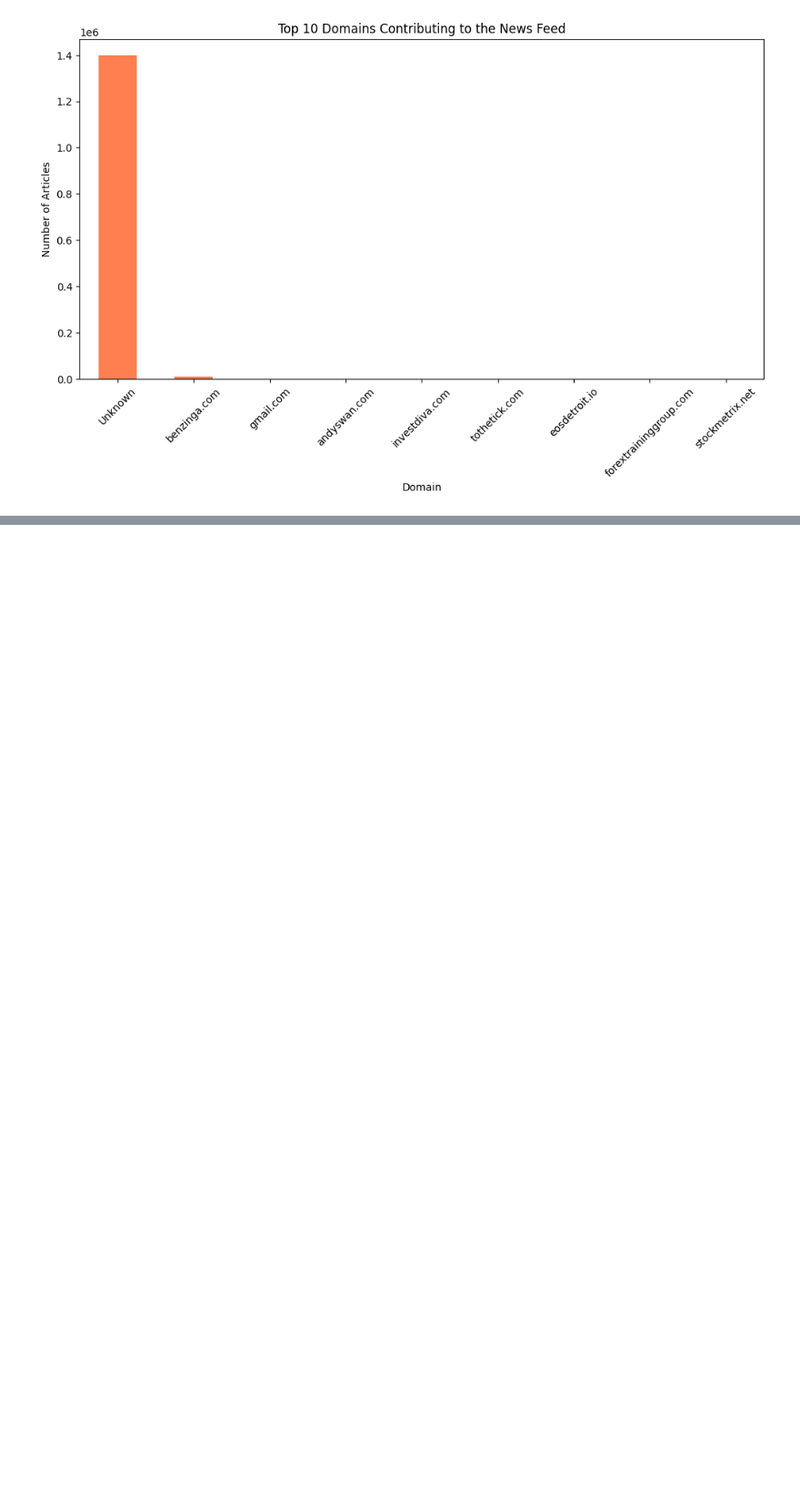
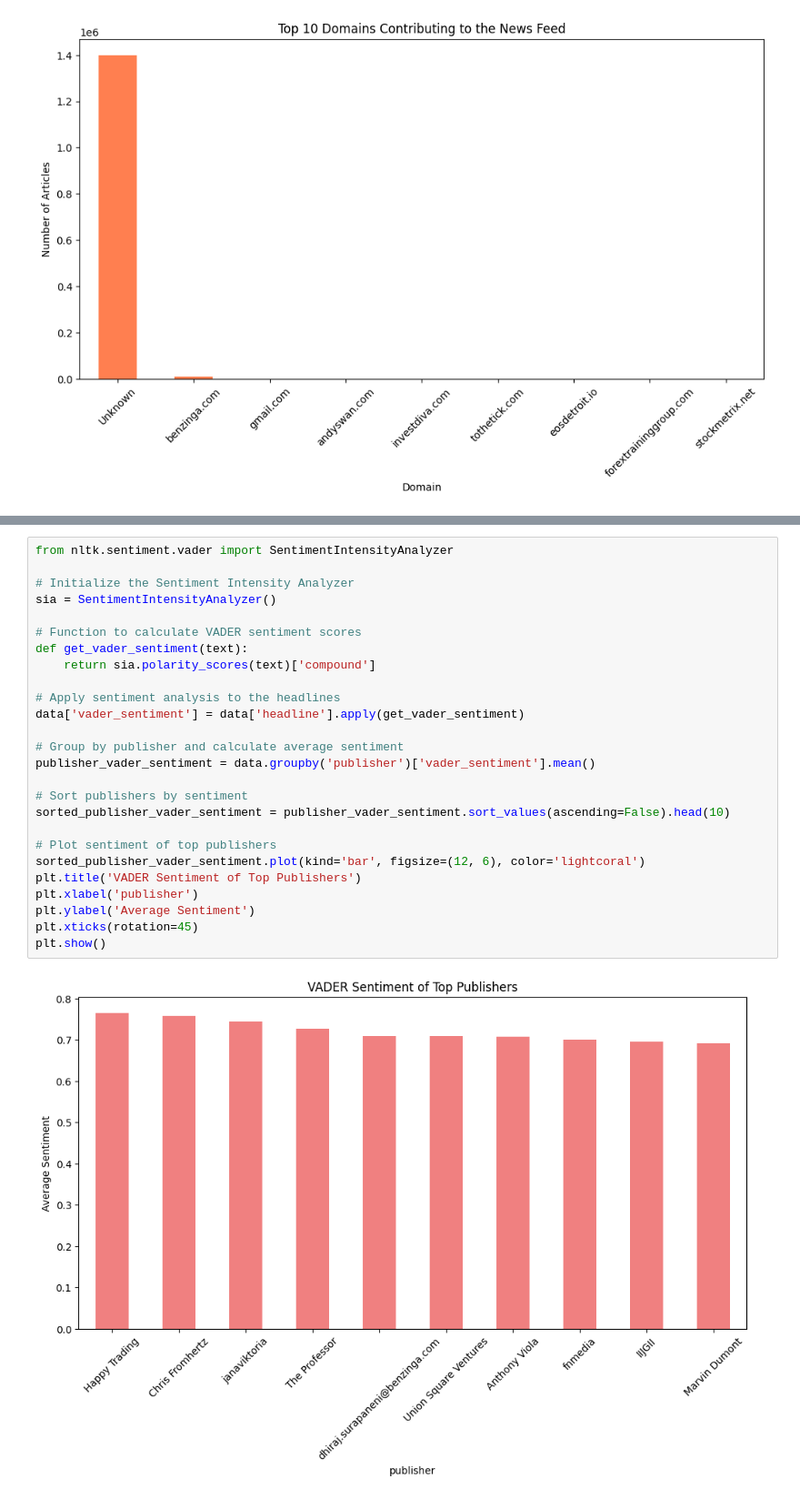
Before and after one commit to YonInsights/Financial-News-Sentiment-Analysis, a Jupyter notebook: notebooks/time_series_analysis.ipynb, the cells around one changed output, grey strips where cells are left out. Shown: that part at 91% size. Drawn from its saved outputs; the diff is of its cells as text; blank space fills up the shorter version.

Commit message:
Publisher Analysis

```diff
--- a/notebooks/time_series_analysis.ipynb
+++ b/notebooks/time_series_analysis.ipynb
@@ -228,0 +264,28 @@ Name: count, dtype: int64
+# %%
+from nltk.sentiment.vader import SentimentIntensityAnalyzer
+
+# Initialize the Sentiment Intensity Analyzer
+sia = SentimentIntensityAnalyzer()
+
+# Function to calculate VADER sentiment scores
+def get_vader_sentiment(text):
+    return sia.polarity_scores(text)['compound']
+
+# Apply sentiment analysis to the headlines
+data['vader_sentiment'] = data['headline'].apply(get_vader_sentiment)
+
+# Group by publisher and calculate average sentiment
+publisher_vader_sentiment = data.groupby('publisher')['vader_sentiment'].mean()
+
+# Sort publishers by sentiment
+sorted_publisher_vader_sentiment = publisher_vader_sentiment.sort_values(ascending=False).head(10)
+
+# Plot sentiment of top publishers
+sorted_publisher_vader_sentiment.plot(kind='bar', figsize=(12, 6), color='lightcoral')
+plt.title('VADER Sentiment of Top Publishers')
+plt.xlabel('publisher')
+plt.ylabel('Average Sentiment')
+plt.xticks(rotation=45)
+plt.show()
+# %% [output]
+[figure, added]
```
Also changed, not shown: parts of 2 cells of this notebook.
